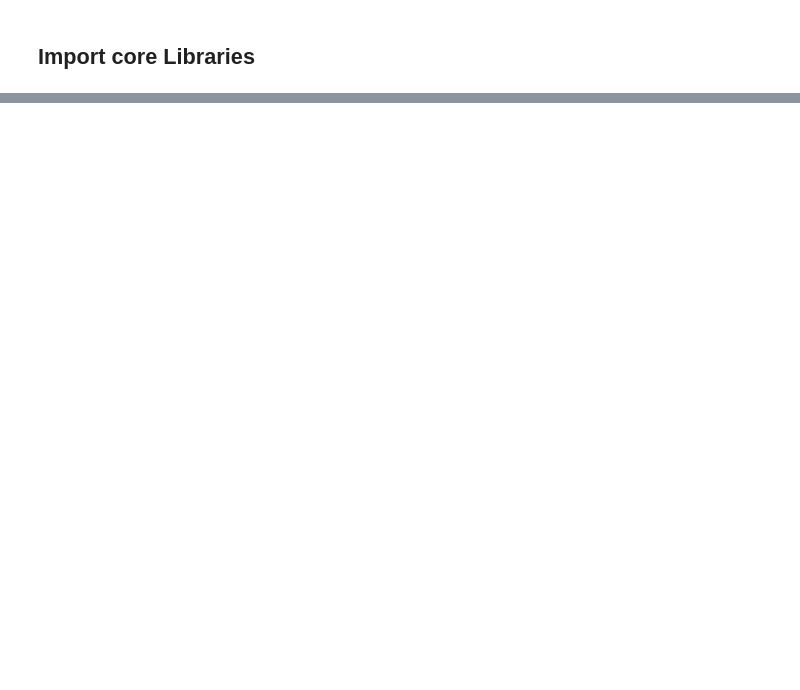
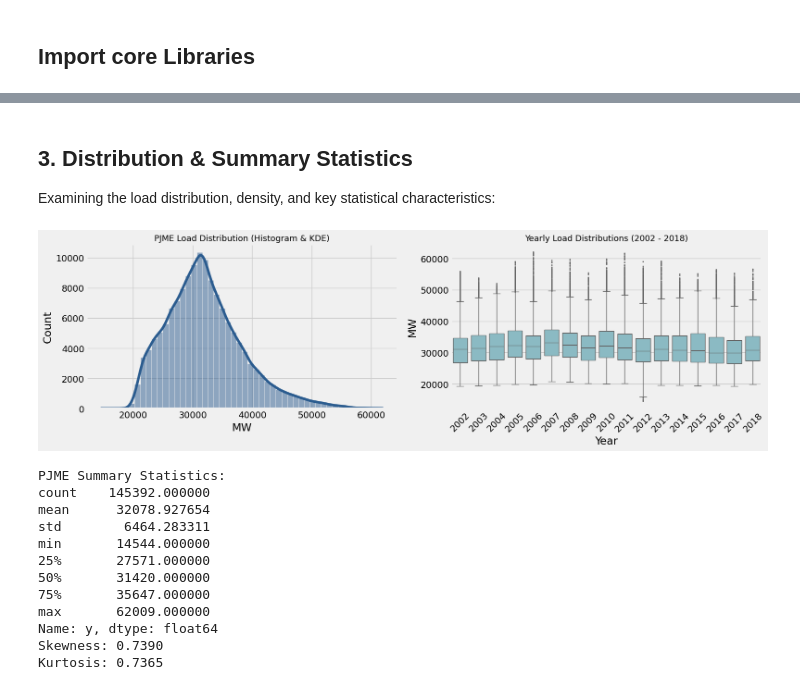
Before and after one commit to Abdellah0x1/Electricty-Consumption-Time-Series-Forecasting, a Jupyter notebook: notebooks/Explotary Data Analysis.ipynb, the cells around one changed output, grey strips where cells are left out. Drawn from its saved outputs; the diff is of its cells as text; code cells hidden in the pictures; blank space fills up the shorter version.

```diff
--- a/notebooks/Explotary Data Analysis.ipynb
+++ b/notebooks/Explotary Data Analysis.ipynb
@@ -60,0 +147,39 @@ plt.show()
+# %% [markdown]
+## 3. Distribution & Summary Statistics
+Examining the load distribution, density, and key statistical characteristics:
+# %%
+fig, axes = plt.subplots(1, 2, figsize=(16, 5))
+
+# Distribution Histogram + KDE
+sns.histplot(df['y'], kde=True, ax=axes[0], color='#2b5c8f', bins=50)
+axes[0].set_title('PJME Load Distribution (Histogram & KDE)', fontsize=13)
+axes[0].set_xlabel('MW')
+
+# Yearly trend comparison
+sns.boxplot(data=df_plot, x='year', y='y', ax=axes[1], color='#82c0cc', fliersize=1)
+axes[1].set_xticklabels(axes[1].get_xticklabels(), rotation=45)
+axes[1].set_title('Yearly Load Distributions (2002 - 2018)', fontsize=13)
+axes[1].set_xlabel('Year')
+axes[1].set_ylabel('MW')
+
+plt.tight_layout()
+plt.show()
+
+print("PJME Summary Statistics:")
+print(df['y'].describe())
+print(f"Skewness: {df['y'].skew():.4f}")
+print(f"Kurtosis: {df['y'].kurtosis():.4f}")
+# %% [output]
+[figure, added]
+PJME Summary Statistics:
+count    145392.000000
+mean      32078.927654
+std        6464.283311
+min       14544.000000
+25%       27571.000000
+50%       31420.000000
+75%       35647.000000
+max       62009.000000
+Name: y, dtype: float64
+Skewness: 0.7390
+Kurtosis: 0.7365
```
Also changed, not shown: parts of 23 cells of this notebook.
